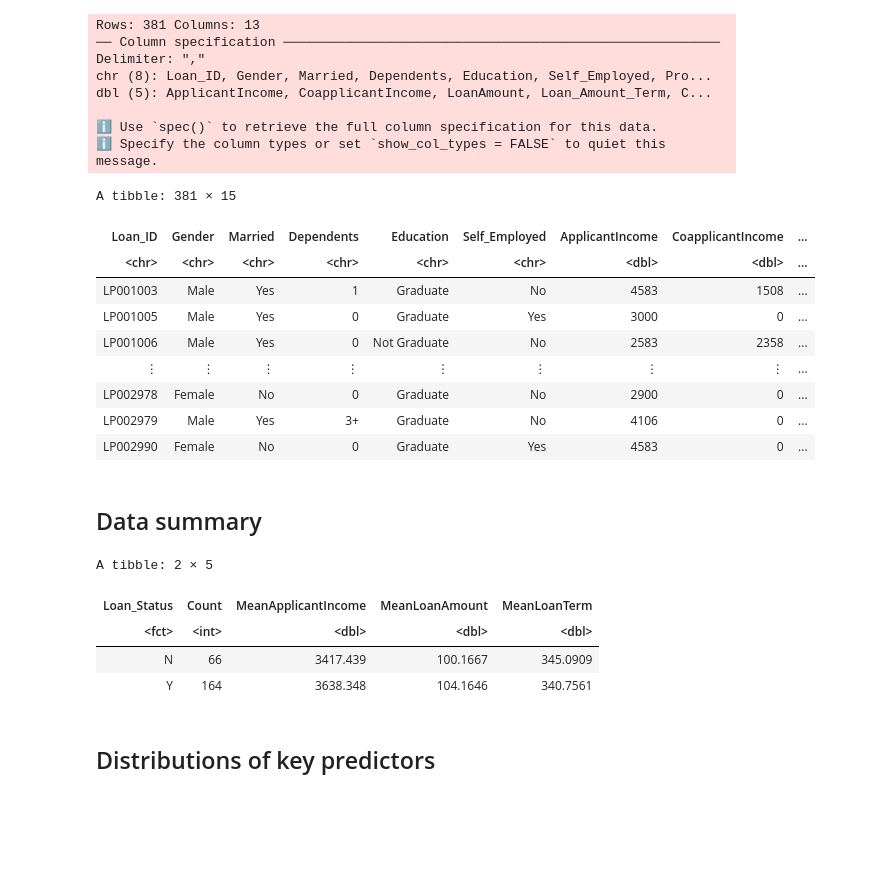
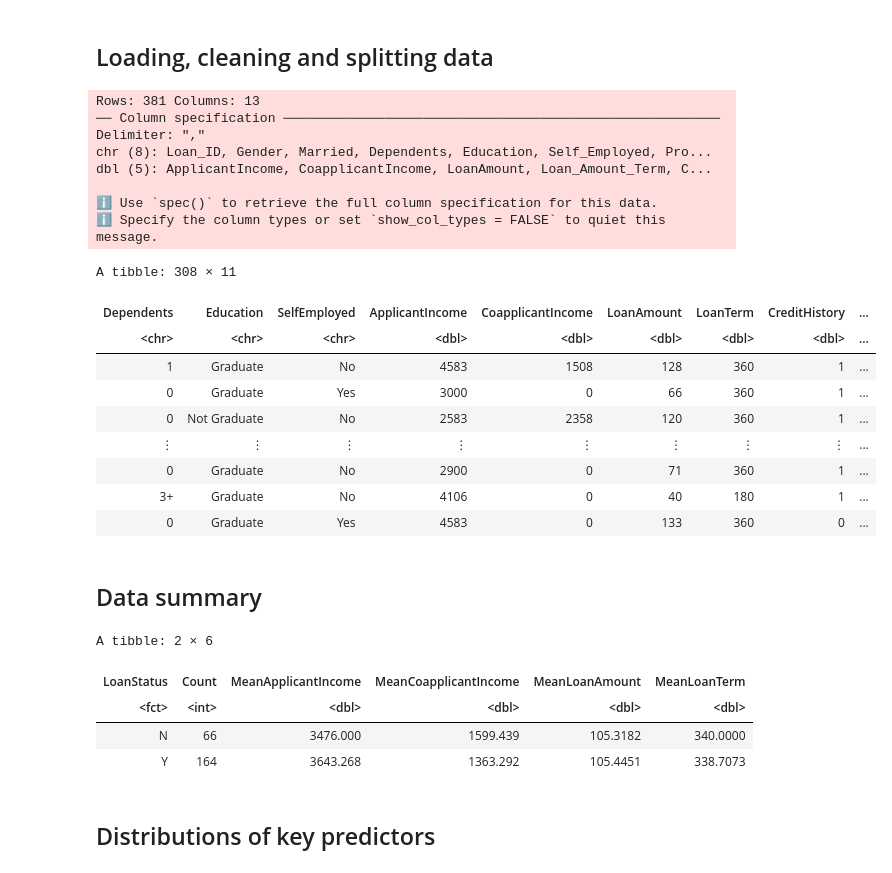
Before and after one commit to mariscovino/DSCI-100-group-project, a Jupyter notebook: project_proposal.ipynb, the cells around one changed output. Drawn from its saved outputs; the diff is of its cells as text; code cells hidden in the pictures; blank space fills up the shorter version.

```diff
--- a/project_proposal.ipynb
+++ b/project_proposal.ipynb
@@ -25,26 +25,37 @@ set.seed(2024)
+# %% [markdown]
+## Loading, cleaning and splitting data
 # %%
-loan_data <- read_csv("data/loan_data.csv")
+loan_data <- read_csv("https://raw.githubusercontent.com/maricardosoo/DSCI-100-group-project/main/data/loan_data.csv")
 loan_data <- loan_data |>
     mutate(Loan_Status = as_factor(Loan_Status)) |>
     mutate(TotalLoanAmount = LoanAmount * Loan_Amount_Term) |>
-    mutate(TotalIncome = ApplicantIncome + CoapplicantIncome)
+    mutate(TotalIncome = ApplicantIncome + CoapplicantIncome) |>
+    drop_na() |>
+    select(-Loan_ID, -Gender, -Married, -Property_Area)
+
+# Standardising column names
+colnames(loan_data) <- c("Dependents", "Education", "SelfEmployed", "ApplicantIncome", "CoapplicantIncome", "LoanAmount", "LoanTerm", "CreditHistory", "LoanStatus", "TotalLoanAmount", "TotalIncome")
 loan_data
+
+loan_split <- initial_split(loan_data, prop = 0.75, strata = LoanStatus)
+loan_train <- training(loan_split)
+loan_test <- testing(loan_split)
 # %% [output]
 Rows: 381 Columns: 13
 ── Column specification ────────────────────────────────────────────────────────
 Delimiter: ","
 chr (8): Loan_ID, Gender, Married, Dependents, Education, Self_Employed, Pro...
 dbl (5): ApplicantIncome, CoapplicantIncome, LoanAmount, Loan_Amount_Term, C...
 
 ℹ Use `spec()` to retrieve the full column specification for this data.
 ℹ Specify the column types or set `show_col_types = FALSE` to quiet this message.
-A tibble: 381 × 15
+A tibble: 308 × 11
-| Loan_ID | Gender | Married | Dependents | Education | Self_Employed | ApplicantIncome | CoapplicantIncome | ... |
-| <chr> | <chr> | <chr> | <chr> | <chr> | <chr> | <dbl> | <dbl> | ... |
-| LP001003 | Male | Yes | 1 | Graduate | No | 4583 | 1508 | ... |
-| LP001005 | Male | Yes | 0 | Graduate | Yes | 3000 | 0 | ... |
-| LP001006 | Male | Yes | 0 | Not Graduate | No | 2583 | 2358 | ... |
+| Dependents | Education | SelfEmployed | ApplicantIncome | CoapplicantIncome | LoanAmount | LoanTerm | CreditHistory | ... |
+| <chr> | <chr> | <chr> | <dbl> | <dbl> | <dbl> | <dbl> | <dbl> | ... |
+| 1 | Graduate | No | 4583 | 1508 | 128 | 360 | 1 | ... |
+| 0 | Graduate | Yes | 3000 | 0 | 66 | 360 | 1 | ... |
+| 0 | Not Graduate | No | 2583 | 2358 | 120 | 360 | 1 | ... |
 | ⋮ | ⋮ | ⋮ | ⋮ | ⋮ | ⋮ | ⋮ | ⋮ | ... |
-| LP002978 | Female | No | 0 | Graduate | No | 2900 | 0 | ... |
-| LP002979 | Male | Yes | 3+ | Graduate | No | 4106 | 0 | ... |
-| LP002990 | Female | No | 0 | Graduate | Yes | 4583 | 0 | ... |
+| 0 | Graduate | No | 2900 | 0 | 71 | 360 | 1 | ... |
+| 3+ | Graduate | No | 4106 | 0 | 40 | 180 | 1 | ... |
+| 0 | Graduate | Yes | 4583 | 0 | 133 | 360 | 0 | ... |
@@ -57,15 +63,15 @@ loan_test <- testing(loan_split)
 ## Data summary
 # %%
 loan_train_summary <- loan_train |>
-    group_by(Loan_Status) |>
-    summarize(Count = n(), MeanApplicantIncome = mean(ApplicantIncome), MeanLoanAmount = mean(LoanAmount), MeanLoanTerm = mean(Loan_Amount_Term))
+    group_by(LoanStatus) |>
+    summarize(Count = n(), MeanApplicantIncome = mean(ApplicantIncome), MeanCoapplicantIncome = mean(CoapplicantIncome), MeanLoanAmount = mean(LoanAmount), MeanLoanTerm = mean(LoanTerm))
 loan_train_summary
 # %% [output]
-A tibble: 2 × 5
+A tibble: 2 × 6
-| Loan_Status | Count | MeanApplicantIncome | MeanLoanAmount | MeanLoanTerm |
-| <fct> | <int> | <dbl> | <dbl> | <dbl> |
-| N | 66 | 3417.439 | 100.1667 | 345.0909 |
-| Y | 164 | 3638.348 | 104.1646 | 340.7561 |
+| LoanStatus | Count | MeanApplicantIncome | MeanCoapplicantIncome | MeanLoanAmount | MeanLoanTerm |
+| <fct> | <int> | <dbl> | <dbl> | <dbl> | <dbl> |
+| N | 66 | 3476.000 | 1599.439 | 105.3182 | 340.0000 |
+| Y | 164 | 3643.268 | 1363.292 | 105.4451 | 338.7073 |
 # %% [markdown]
 ## Distributions of key predictors
 # %%
```
Also changed, not shown: parts of 8 cells of this notebook.
